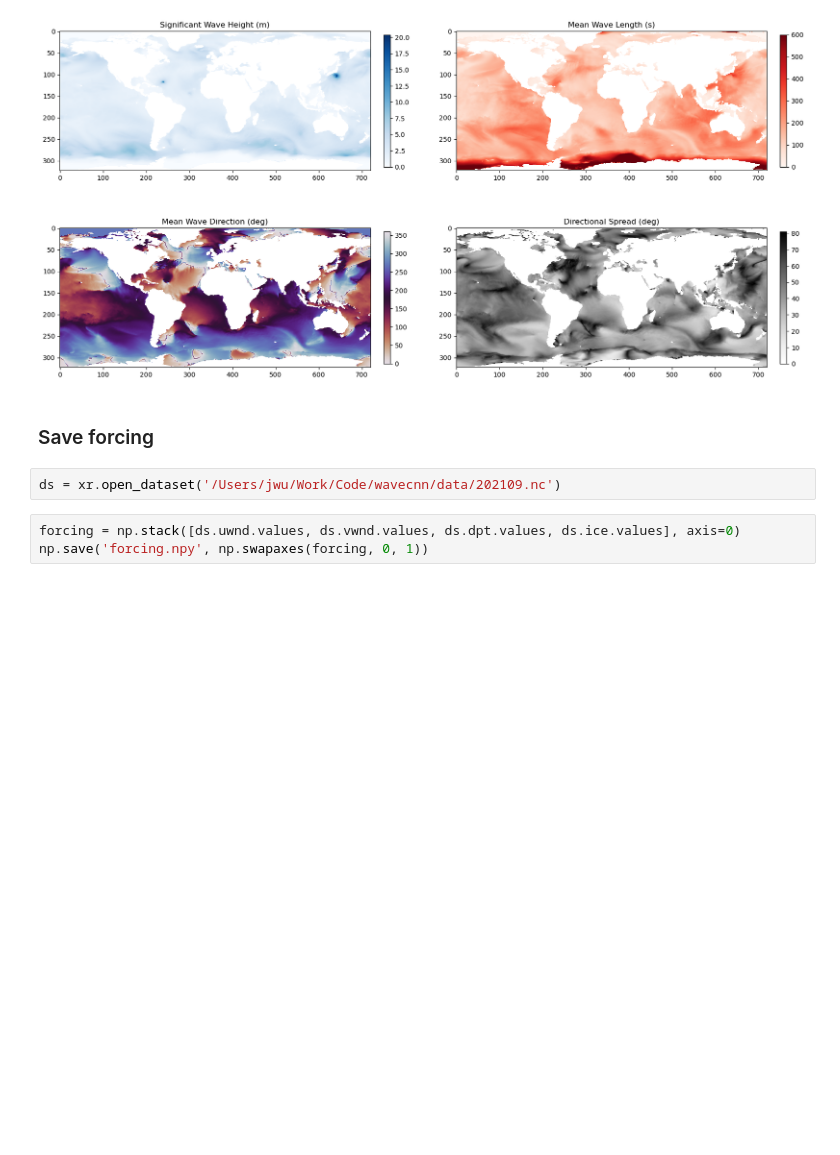
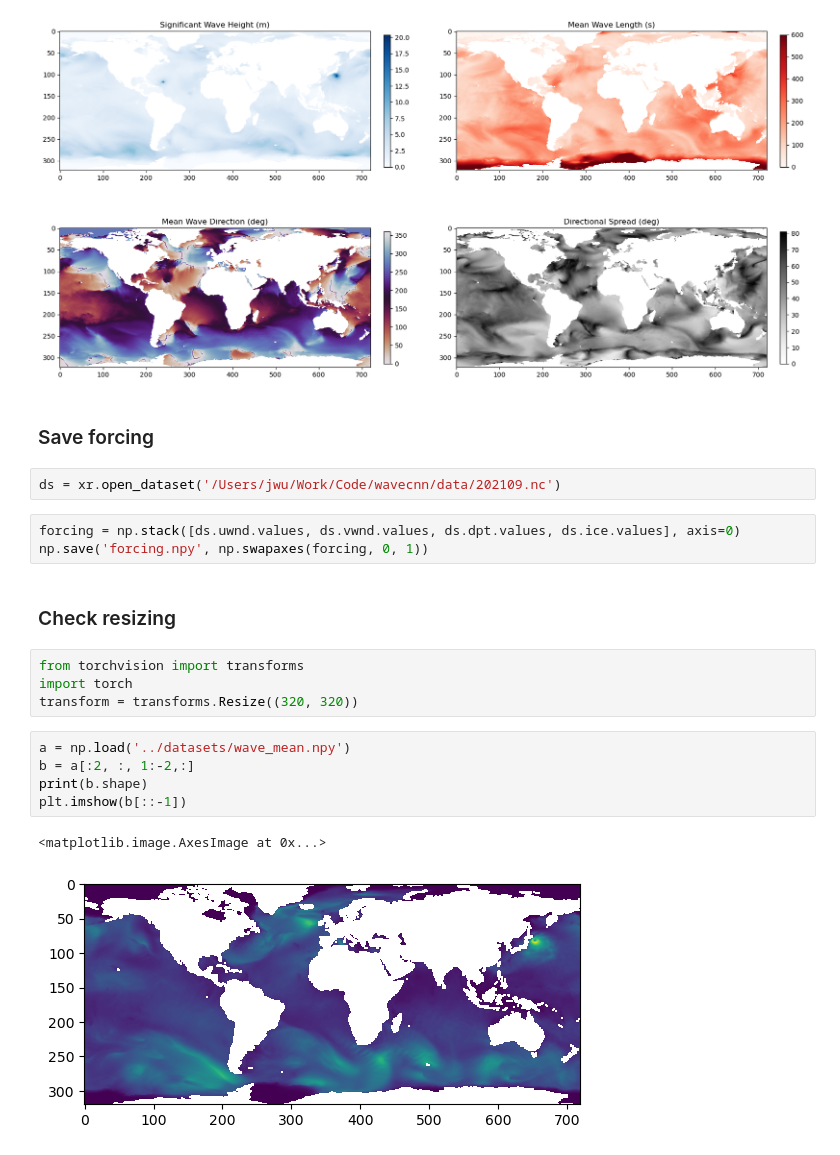
Before and after one commit to jiarong-wu/smalldiffusion, a Jupyter notebook: examples/wavedata.ipynb, the cells around one changed output. Saved outputs shown, nothing was run; the diff lists cells and outputs as text; blank space fills up the shorter version.

```diff
--- a/examples/wavedata.ipynb
+++ b/examples/wavedata.ipynb
@@ -77,3 +77,17 @@ ds = xr.open_dataset('/Users/jwu/Work/Code/wavecnn/data/202109.nc')
 # %%
 forcing = np.stack([ds.uwnd.values, ds.vwnd.values, ds.dpt.values, ds.ice.values], axis=0)
 np.save('forcing.npy', np.swapaxes(forcing, 0, 1))
+# %% [markdown]
+### Check resizing
+# %%
+from torchvision import transforms
+import torch
+transform = transforms.Resize((320, 320))
+# %%
+a = np.load('../datasets/wave_mean.npy')
+b = a[:2, :, 1:-2,:]
+print(b.shape)
+plt.imshow(b[::-1])
+# %% [output]
+<matplotlib.image.AxesImage at 0x...>
+[figure, added]
```
Also changed, not shown: parts of 6 cells of this notebook, 11 other files.
